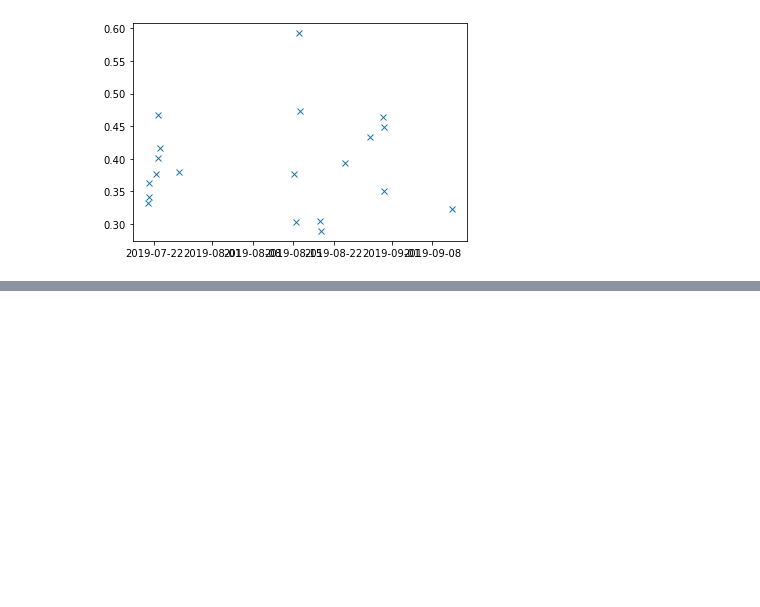
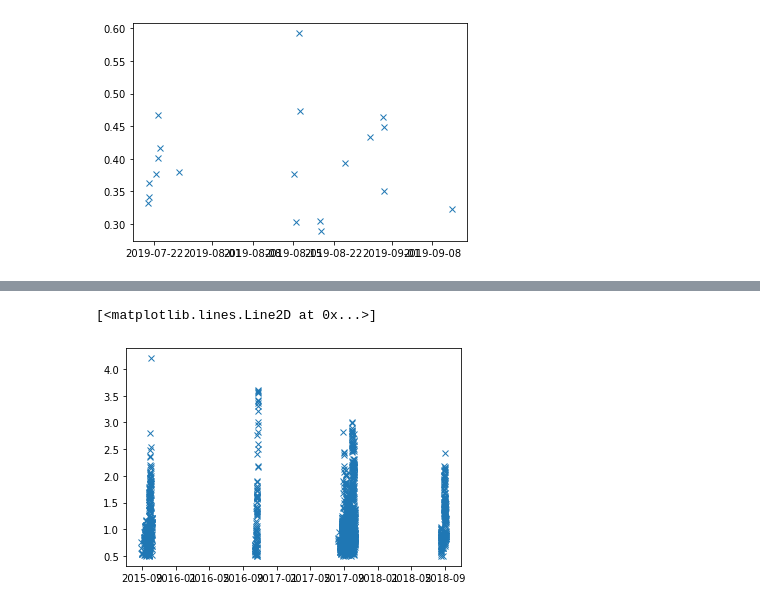
Before and after one commit to vtcooper/waveice, a Jupyter notebook: convert-mat-to-netcdf.ipynb, the cells around one changed output, grey strips where cells are left out. Saved outputs shown, nothing was run; the diff lists cells and outputs as text; code cells hidden in the pictures; blank space fills up the shorter version.

```diff
--- a/convert-mat-to-netcdf.ipynb
+++ b/convert-mat-to-netcdf.ipynb
@@ -295,0 +378,6 @@ plt.plot(allds.sigwaveheight.time.values,allds.sigwaveheight.values,marker='x',l
+# %%
+# BGOS-D
+plt.plot(allds.sigwaveheight.time.values,allds.sigwaveheight.values,marker='x',linestyle='')
+# %% [output]
+[<matplotlib.lines.Line2D at 0x...>]
+[figure, added]
```
Also changed, not shown: parts of 22 cells of this notebook, 1 other file.
